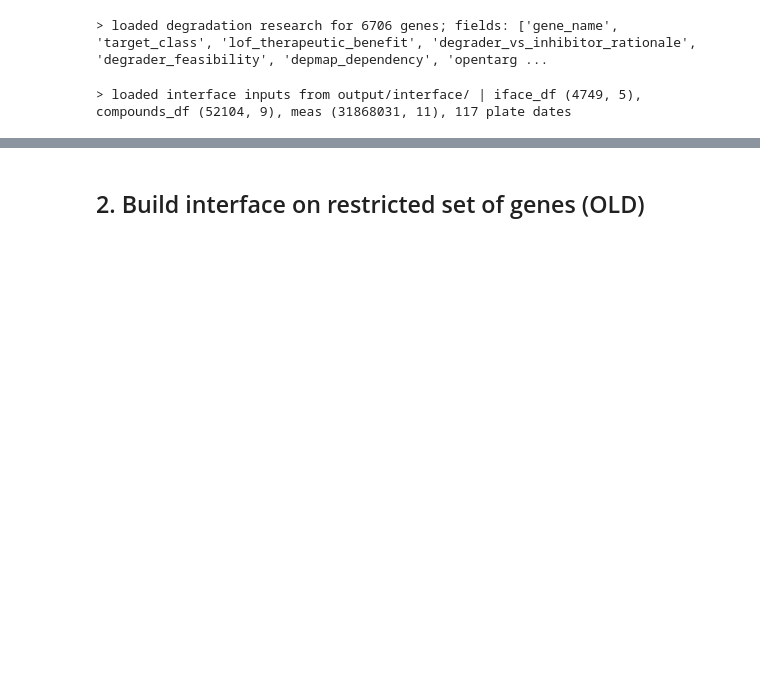
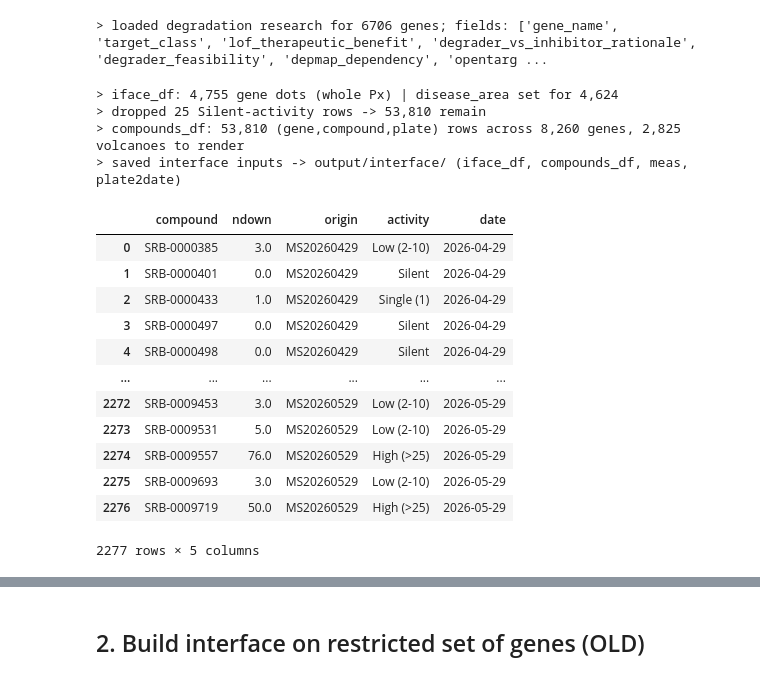
Before and after one commit to gtamo39/MS_ML, a Jupyter notebook: vignettes/MS_Interface.ipynb, the cells around one changed output, grey strips where cells are left out. Saved outputs shown, nothing was run; the diff lists cells and outputs as text; code cells hidden in the pictures; blank space fills up the shorter version.

Commit message:
push before slimming down interface

```diff
--- a/vignettes/MS_Interface.ipynb
+++ b/vignettes/MS_Interface.ipynb
@@ -502,13 +515,13 @@ if IFACE_OVERWRITE:
                  .rename(columns={'target_symbol': 'gene', 'area': 'disease_area'})[['gene', 'disease_area']])
     ms_gene = mscore.groupby('genes')['ms_score'].max().rename('ms_score')
 
-    # --- dots: one per gene (need R2 for the x-axis) ---
+    # --- dots: one per gene over the mscore universe; R2/association left-joined (missing -> 0.0) ---
     iface_df = (ms_gene.reset_index()
-                .merge(R2_df, on='genes', how='inner')
+                .merge(R2_df, on='genes', how='left')   # left: keep genes lacking a SAR R2 (n_compounds < min_compounds / not yet computed)
                 .merge(assoc, left_on='genes', right_index=True, how='left')
                 .rename(columns={'genes': 'gene'})
                 .merge(_top_area, on='gene', how='left'))
-    iface_df['association_score'] = iface_df['association_score'].fillna(0.0)
+    iface_df[['R2', 'association_score']] = iface_df[['R2', 'association_score']].fillna(0.0)   # no SAR R2 / no OT association -> 0.0 (still plotted)
     _pharma = set(pd.read_csv(PHARMA_PATENT_CSV)['gene'].dropna().unique())
     _bms    = set(pd.read_csv(BMS_GENES)['hgnc_symbol'].dropna().unique())
     _model  = iface_df['R2'] > PHARMA_R2_CUTOFF
@@ -563,4 +576,23 @@ else:
     try: ctypes.CDLL('libc.so.6').malloc_trim(0)   # return freed arenas to the OS (Linux)
     except Exception: pass
 # %% [output]
-> loaded interface inputs from output/interface/ | iface_df (4749, 5), compounds_df (52104, 9), meas (31868031, 11), 117 plate dates
+> iface_df: 4,755 gene dots (whole Px) | disease_area set for 4,624
+> dropped 25 Silent-activity rows -> 53,810 remain
+> compounds_df: 53,810 (gene,compound,plate) rows across 8,260 genes, 2,825 volcanoes to render
+> saved interface inputs -> output/interface/ (iface_df, compounds_df, meas, plate2date)
+# %%
+MS#[MS['genes']=="SMURF1"]
+# %% [output]
+|  | compound | ndown | origin | activity | date |
+| 0 | SRB-0000385 | 3.0 | MS20260429 | Low (2-10) | 2026-04-29 |
+| 1 | SRB-0000401 | 0.0 | MS20260429 | Silent | 2026-04-29 |
+| 2 | SRB-0000433 | 1.0 | MS20260429 | Single (1) | 2026-04-29 |
+| 3 | SRB-0000497 | 0.0 | MS20260429 | Silent | 2026-04-29 |
+| 4 | SRB-0000498 | 0.0 | MS20260429 | Silent | 2026-04-29 |
+| ... | ... | ... | ... | ... | ... |
+| 2272 | SRB-0009453 | 3.0 | MS20260529 | Low (2-10) | 2026-05-29 |
+| 2273 | SRB-0009531 | 5.0 | MS20260529 | Low (2-10) | 2026-05-29 |
+| 2274 | SRB-0009557 | 76.0 | MS20260529 | High (>25) | 2026-05-29 |
+| 2275 | SRB-0009693 | 3.0 | MS20260529 | Low (2-10) | 2026-05-29 |
+| 2276 | SRB-0009719 | 50.0 | MS20260529 | High (>25) | 2026-05-29 |
+2277 rows × 5 columns
```
Also changed, not shown: parts of 15 cells of this notebook, 5 other files.
